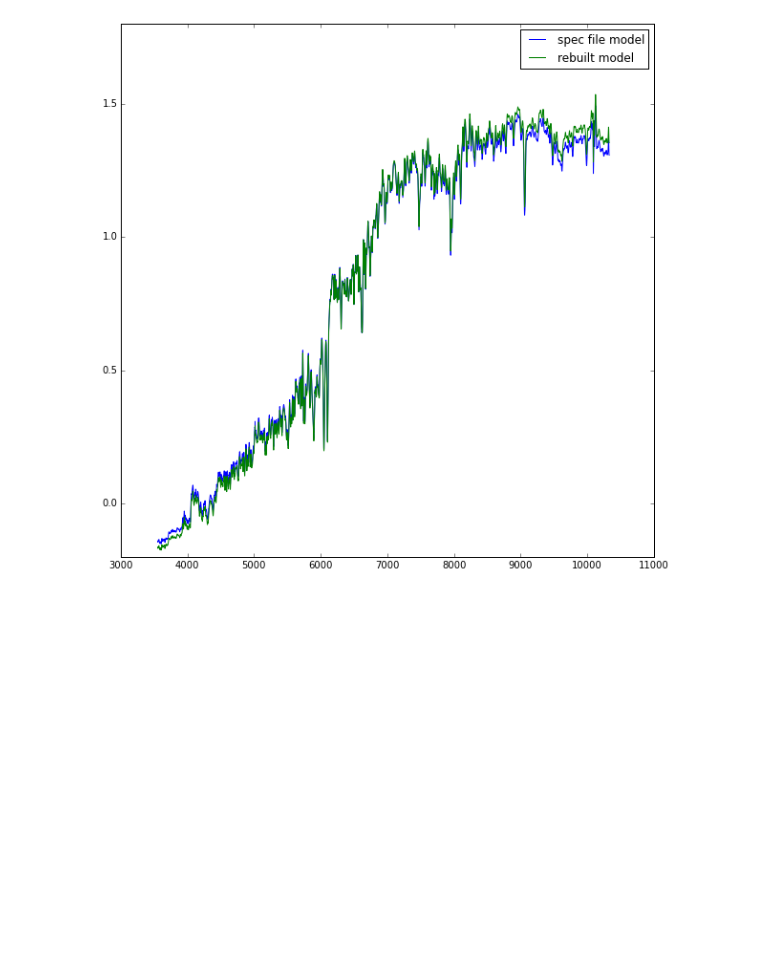
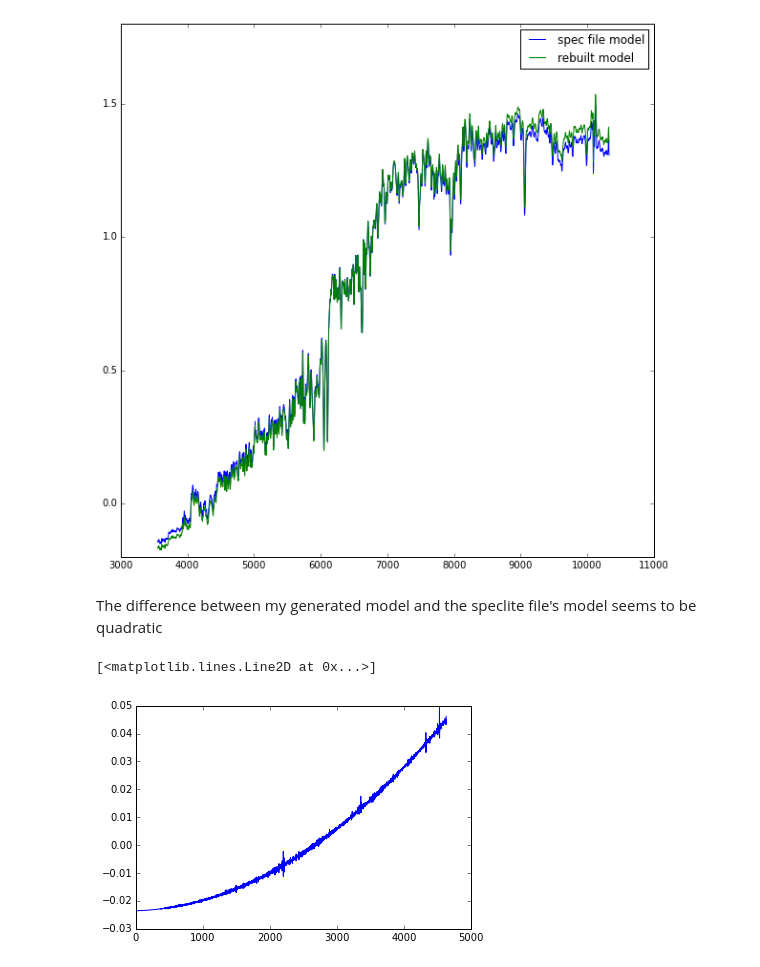
Before and after one commit to kgage/bossghost, a Jupyter notebook: ModelFlux.ipynb, the cells around one changed output. Drawn from its saved outputs; the diff is of its cells as text; code cells hidden in the pictures; blank space fills up the shorter version.

```diff
--- a/ModelFlux.ipynb
+++ b/ModelFlux.ipynb
@@ -91,3 +101,10 @@ plt.legend()
 plt.show()
 # %% [output]
 [figure]
+# %% [markdown]
+The difference between my generated model and the speclite file's model seems to be quadratic
+# %%
+plt.plot(test_model-model)
+# %% [output]
+[<matplotlib.lines.Line2D at 0x...>]
+[figure, added]
```
Also changed, not shown: parts of 12 cells of this notebook.
